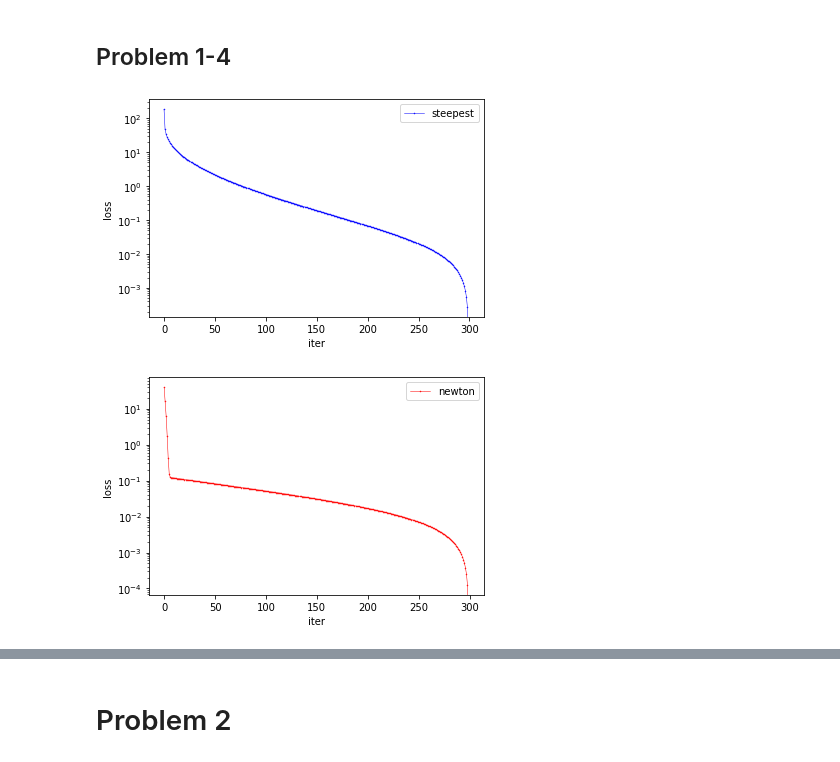
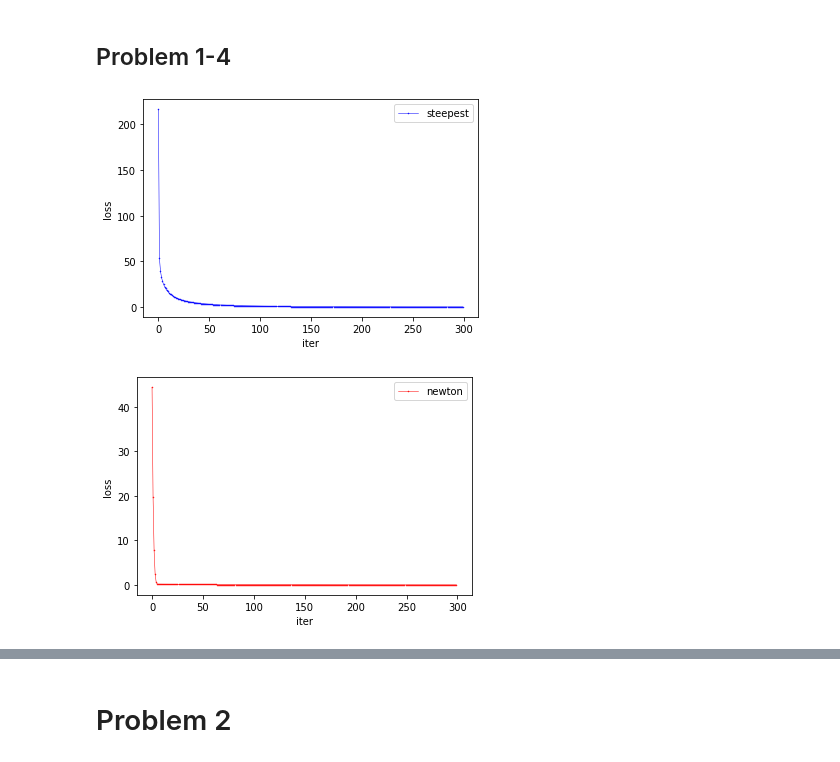
Before and after one commit to itakumi/B4-, a Jupyter notebook: shimosaka_final_17B01590.ipynb, the cells around one changed output, grey strips where cells are left out. Saved outputs shown, nothing was run; the diff lists cells and outputs as text; code cells hidden in the pictures.

```diff
--- a/shimosaka_final_17B01590.ipynb
+++ b/shimosaka_final_17B01590.ipynb
@@ -183,42 +183,41 @@ plt.plot(abs(loss_hist_batch-TrueSolution), 'bo-', linewidth=0.5, markersize=0.5
 plt.legend()
 plt.xlabel('iter')
 plt.ylabel('loss')
-plt.yscale('log')
 plt.show()
 # %% [output]
-[figure, old version]
+[figure, new version]
 # %%
 loss_hist_newton = [] # to store the history of loss J(w_t)
 ww_n_history=[]
 ww = np.random.rand(3,5)
 num_iter = 300
 alpha = 0.77
 lam = 0.01
 for t in range(1,num_iter+1):
     grad=np.zeros((3,5))
     for c in range(3):#クラスごとの勾配
       grad[c] = -(-np.dot((y_d5==c).reshape(1,200),x_d5) + np.sum(x_d5.T*(np.exp(np.dot(x_d5,ww[c].T))/np.sum(np.exp(np.dot(x_d5,ww.T)),axis=1)) ,axis=1) + 2*lam*ww[c])
       """ 正解ラベルと等しい時は(-x_i) """
 
     hess=np.zeros((3,5,5))
     for c in range(3):
       hess[c] = 2*lam*np.eye(5)
       hess[c] += np.dot((x_d5*((np.exp(np.dot(x_d5,ww[c].T))*(np.sum(np.exp(np.dot(x_d5,ww.T)),axis=1)-np.exp(np.dot(x_d5,ww[c].T))))/(np.sum(np.exp(np.dot(x_d5,ww.T)),axis=1)**2)).reshape(200,1)).T,x_d5)
       ww[c] = ww[c] + np.dot(np.linalg.inv(hess[c]),grad[c]) * alpha
 
     ll=np.sum(np.log(np.sum(np.exp(np.dot(x_d5,ww.T)),axis=1))-np.diag(np.dot(x_d5,ww[y_d5].T))) + lam*np.sum(np.diag(np.dot(ww.T,ww)))
     #w[y_d5]正解ラベルの重み
     loss_hist_newton.append(ll)
 
 TrueSolution=min(loss_hist_newton)
 plt.plot(abs(loss_hist_newton-TrueSolution), 'ro-', linewidth=0.5, markersize=0.5, label='newton')
 plt.legend()
 plt.xlabel('iter')
 plt.ylabel('loss')
-plt.yscale('log')
+plt.show()
 # implement Newton based method here
 # %% [output]
-[figure, old version]
+[figure, new version]
 # %%
 # plot the result
 plt.plot(loss_hist_batch)#,label='steepest')
```
Also changed, not shown: parts of 7 cells of this notebook.
